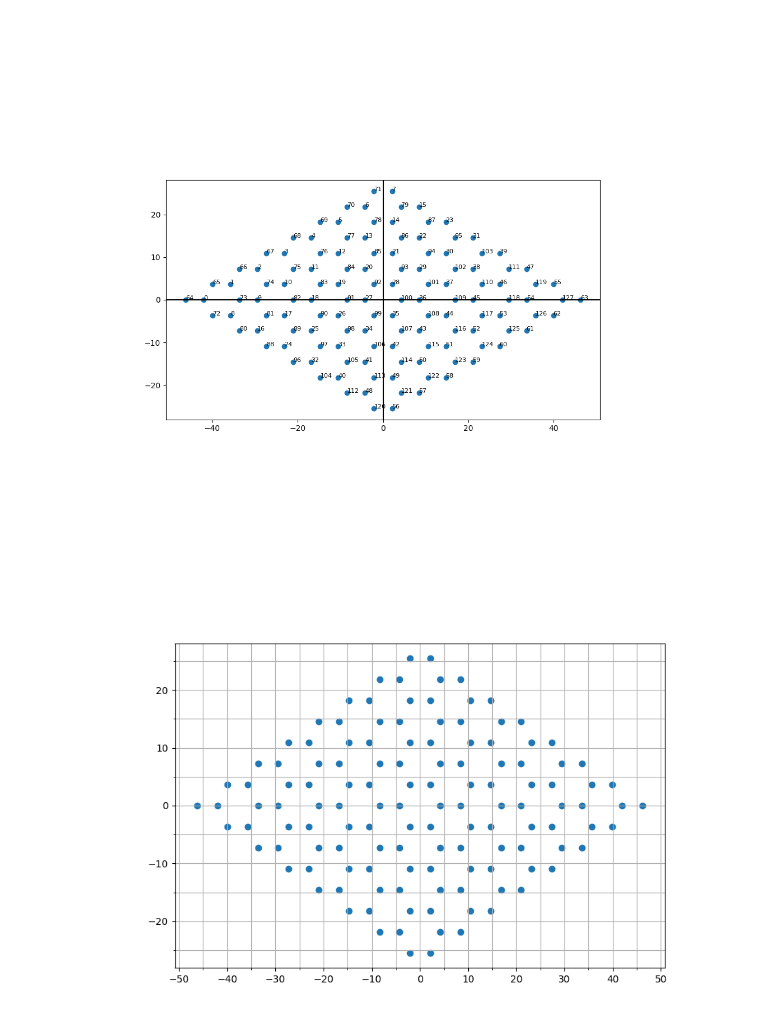
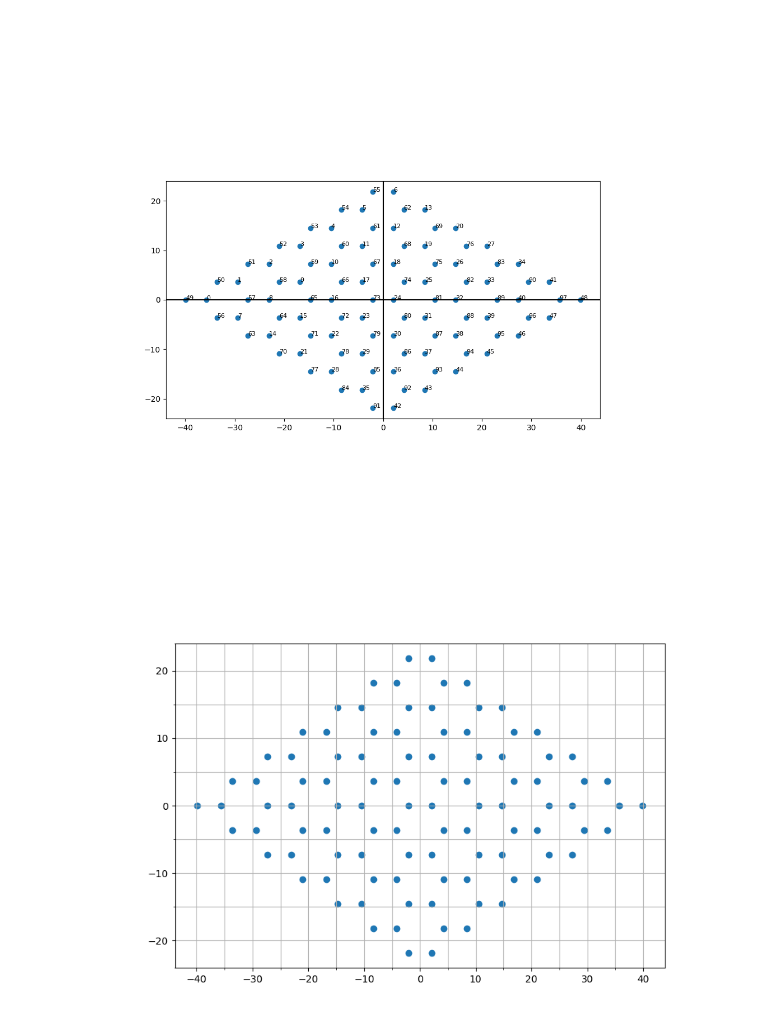
Before and after one commit to NRobertsF91W/PhD-Jupyter-Notebooks, a Jupyter notebook: Finite difference propagation.ipynb, the cells around one changed output. Drawn from its saved outputs; the diff is of its cells as text; code cells hidden in the pictures.

```diff
--- a/Finite difference propagation.ipynb
+++ b/Finite difference propagation.ipynb
@@ -81,27 +82,27 @@ def plot_coloured_chain(intensities, circ_size, circ_locations, label, ):
     return
 # %%
 
-point_list = build_honeycomb(8, 8, 4.2)
+point_list = build_honeycomb(7, 7, 4.2)
 fig_plot = plt.figure(figsize=(10,10))
 ax_plot = fig_plot.add_subplot(111)
 ax_plot.axhline(0, color='black')
 ax_plot.axvline(0, color='black')
 ax_plot.scatter(point_list[:,0], point_list[:,1])
 ax_plot.set_aspect('equal')
 for i in range(len(point_list)):
     # print(i, coord)
     ax_plot.annotate(str(i), (point_list[i,0], point_list[i,1]), fontsize=8)
     # for k,val in enumerate(C_MATRIX[i,:]):
     #     if np.real(val) != 0:
     #         ax_plot.arrow(point_list[i,0], point_list[i,1], point_list[k,0] - point_list[i,0] , point_list[k,1] - point_list[i,1], fc='red',ec='red' )
     #     elif np.imag(val) !=0:
     #         ax_plot.arrow(point_list[i,0], point_list[i,1], point_list[k,0] - point_list[i,0] , point_list[k,1] - point_list[i,1], fc='blue',ec='blue' )
 
 # print(len(point_list))
 # fig_plot.savefig('haldane couplings.png', dpi=300)
 plt.show()
 # %% [output]
-[figure, old version]
+[figure, new version]
 # %%
 def onclick(event):
     pos.append([event.xdata,event.ydata])
@@ -122,7 +123,7 @@ plt.grid(which='both')
 fig1.canvas.mpl_connect('button_press_event', onclick)
 plt.show()
 # %% [output]
-[figure, old version]
+[figure, new version]
 # %%
 pos = np.array(pos)
 points_to_keep = np.where(cdist(point_list, pos, 'euclidean')>2, False, True )
```
Also changed, not shown: parts of 10 cells of this notebook, 6 other files.
